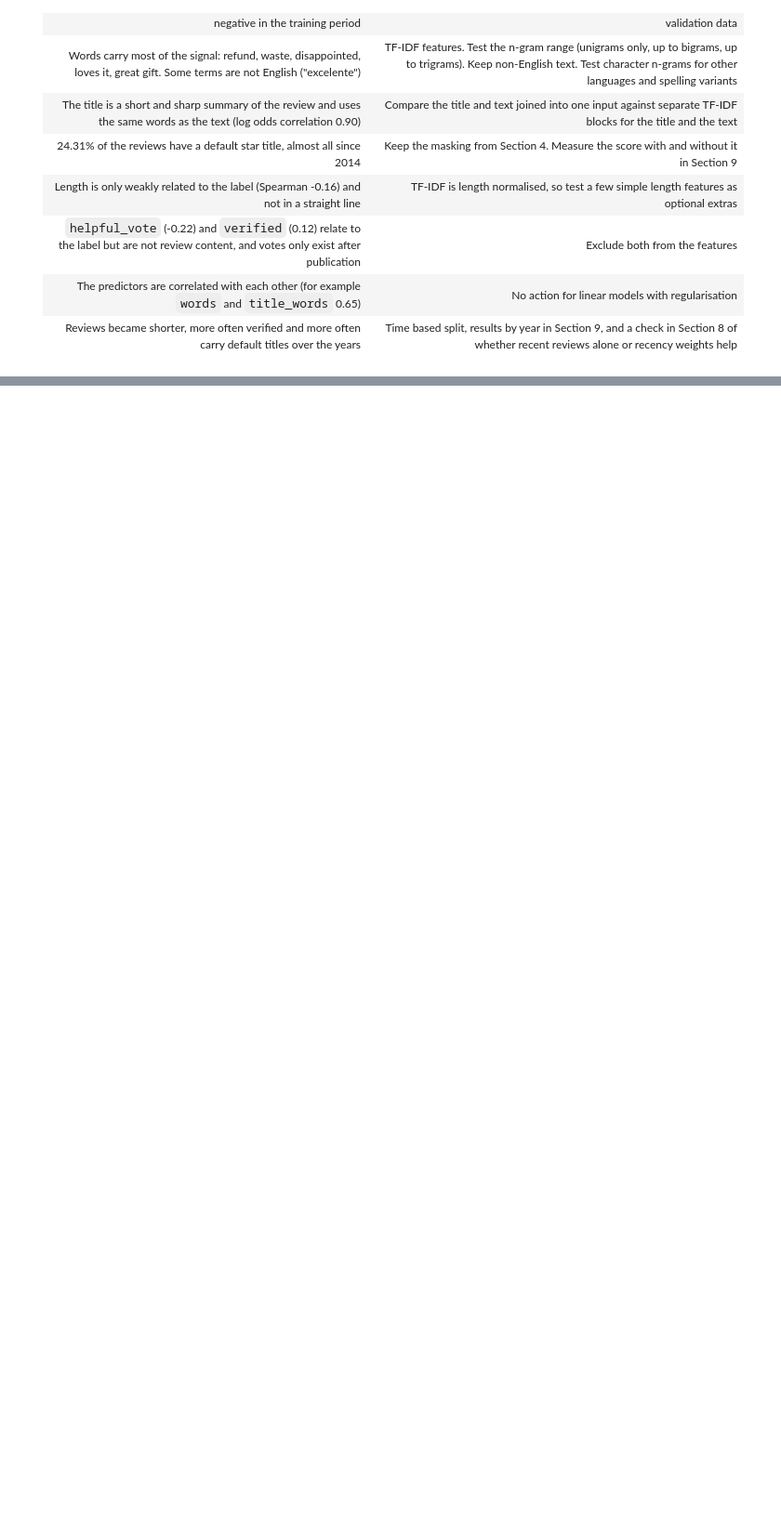
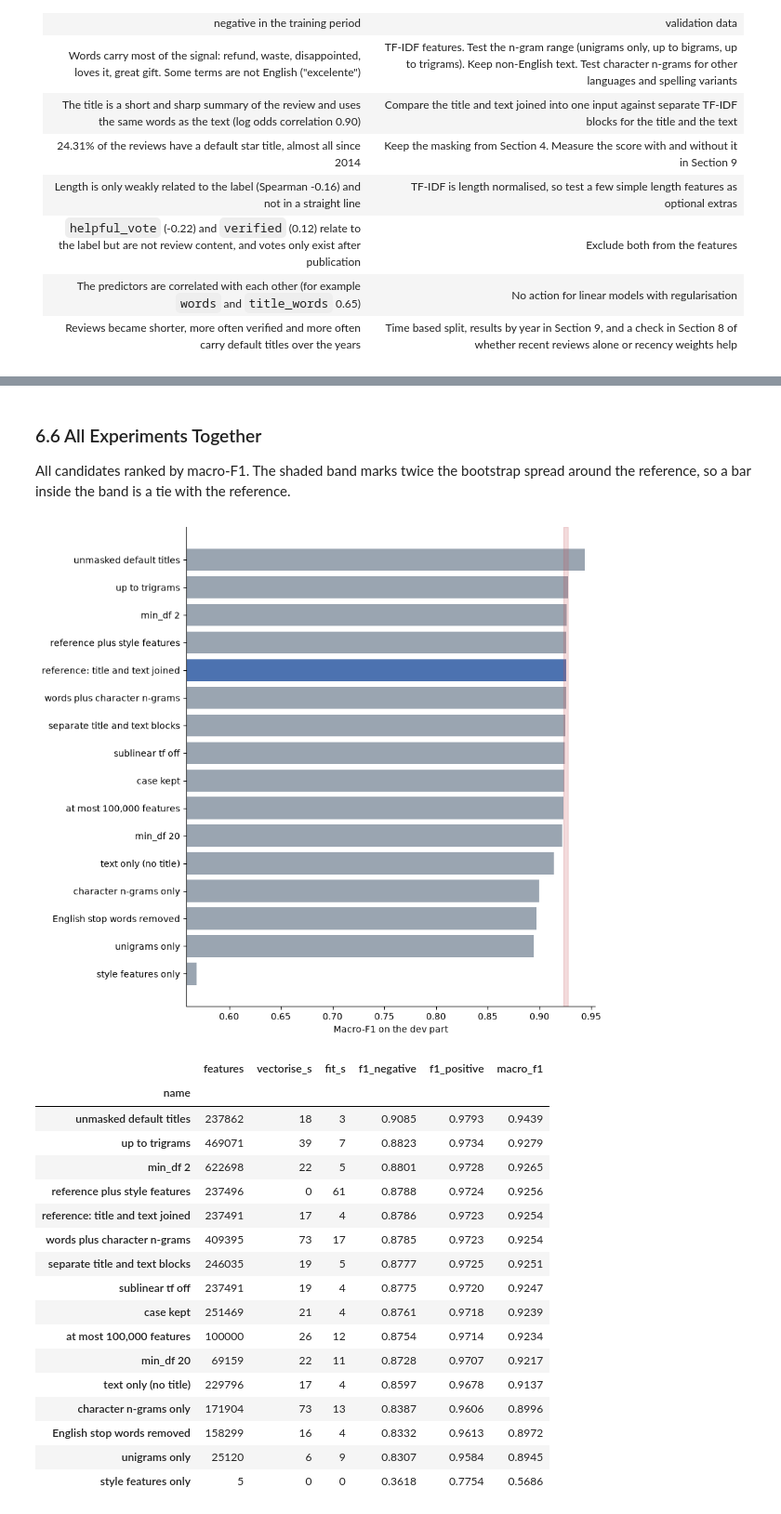
Before and after one commit to Virtuozs/MLOps2-pertemuan1-sentiment-classification, a Jupyter notebook: notebook.ipynb, the cells around one changed output, grey strips where cells are left out. Shown at 93% size. Saved outputs shown, nothing was run; the diff lists cells and outputs as text; code cells hidden in the pictures; blank space fills up the shorter version.

```diff
--- a/notebook.ipynb
+++ b/notebook.ipynb
@@ -1437,0 +1462,13 @@ EDA found a few clear signals, several weak ones, and a strong change over time.
+# %%
+FE_FIT_SIZE, FE_DEV_SIZE = 150_000, 75_000
+split_at = int(len(eda) * 0.85)
+fe_fit = eda.iloc[:split_at].sample(FE_FIT_SIZE, random_state=SEED)
+fe_dev = eda.iloc[split_at:].sample(FE_DEV_SIZE, random_state=SEED)
+y_fit, y_dev = fe_fit['label'].to_numpy(), fe_dev['label'].to_numpy()
+
+pd.DataFrame({
+    'reviews': [len(fe_fit), len(fe_dev)],
+    'from': [fe_fit['date'].min().date(), fe_dev['date'].min().date()],
+    'to': [fe_fit['date'].max().date(), fe_dev['date'].max().date()],
+    'positive share': [y_fit.mean().round(4), y_dev.mean().round(4)],
+}, index=['fit part', 'dev part'])
@@ -1437,0 +1525,15 @@ EDA found a few clear signals, several weak ones, and a strong change over time.
+# %%
+fit_in, dev_in = join_title(fe_fit), join_title(fe_dev)
+REFERENCE_NAME = 'reference: title and text joined'
+X_ref_fit, X_ref_dev, ref_pred = run_tfidf('input', REFERENCE_NAME, fit_in, dev_in)
+REFERENCE_F1 = results[-1]['macro_f1']
+
+def bootstrap_std(y, pred, n=200):
+    scores = []
+    for _ in range(n):
+        idx = rng.integers(0, len(y), len(y))
+        scores.append(f1_score(y[idx], pred[idx], average='macro'))
+    return float(np.std(scores))
+
+NOISE = bootstrap_std(y_dev, ref_pred)
+print(f'reference macro-F1 = {REFERENCE_F1:.4f}, bootstrap spread = {NOISE:.4f}, tie threshold = {2 * NOISE:.4f}')
@@ -1437,0 +1668,36 @@ EDA found a few clear signals, several weak ones, and a strong change over time.
+# %% [markdown]
+### 6.6 All Experiments Together
+
+All candidates ranked by macro-F1. The shaded band marks twice the bootstrap spread around the reference, so a bar inside the band is a tie with the reference.
+# %%
+all_results = pd.DataFrame(results).drop_duplicates('name').sort_values('macro_f1')
+
+fig, ax = plt.subplots(figsize=(9, 0.45 * len(all_results) + 1))
+ax.barh(all_results['name'], all_results['macro_f1'], color=[POS if n == REFERENCE_NAME else '#9AA5B1' for n in all_results['name']])
+ax.axvspan(REFERENCE_F1 - 2 * NOISE, REFERENCE_F1 + 2 * NOISE, color=NEG, alpha=0.2)
+ax.set_xlim(all_results['macro_f1'].min() - 0.01, all_results['macro_f1'].max() + 0.01)
+ax.set_xlabel('Macro-F1 on the dev part')
+plt.tight_layout()
+plt.show()
+
+all_results.sort_values('macro_f1', ascending=False).drop(columns='group').set_index('name').round(4)
+# %% [output]
+[figure, added]
+|  | features | vectorise_s | fit_s | f1_negative | f1_positive | macro_f1 |
+| name |  |  |  |  |  |  |
+| unmasked default titles | 237862 | 18 | 3 | 0.9085 | 0.9793 | 0.9439 |
+| up to trigrams | 469071 | 39 | 7 | 0.8823 | 0.9734 | 0.9279 |
+| min_df 2 | 622698 | 22 | 5 | 0.8801 | 0.9728 | 0.9265 |
+| reference plus style features | 237496 | 0 | 61 | 0.8788 | 0.9724 | 0.9256 |
+| reference: title and text joined | 237491 | 17 | 4 | 0.8786 | 0.9723 | 0.9254 |
+| words plus character n-grams | 409395 | 73 | 17 | 0.8785 | 0.9723 | 0.9254 |
+| separate title and text blocks | 246035 | 19 | 5 | 0.8777 | 0.9725 | 0.9251 |
+| sublinear tf off | 237491 | 19 | 4 | 0.8775 | 0.9720 | 0.9247 |
+| case kept | 251469 | 21 | 4 | 0.8761 | 0.9718 | 0.9239 |
+| at most 100,000 features | 100000 | 26 | 12 | 0.8754 | 0.9714 | 0.9234 |
+| min_df 20 | 69159 | 22 | 11 | 0.8728 | 0.9707 | 0.9217 |
+| text only (no title) | 229796 | 17 | 4 | 0.8597 | 0.9678 | 0.9137 |
+| character n-grams only | 171904 | 73 | 13 | 0.8387 | 0.9606 | 0.8996 |
+| English stop words removed | 158299 | 16 | 4 | 0.8332 | 0.9613 | 0.8972 |
+| unigrams only | 25120 | 6 | 9 | 0.8307 | 0.9584 | 0.8945 |
+| style features only | 5 | 0 | 0 | 0.3618 | 0.7754 | 0.5686 |
```
Also changed, not shown: parts of 17 cells of this notebook.
